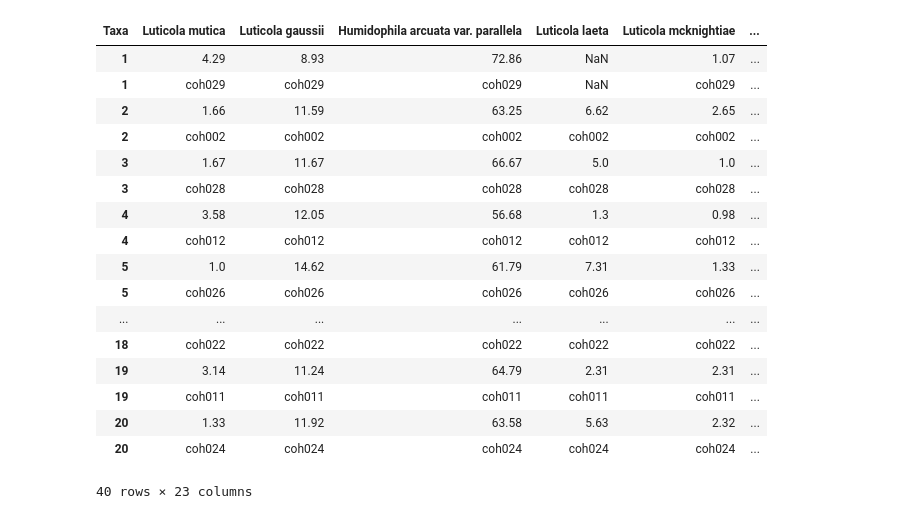
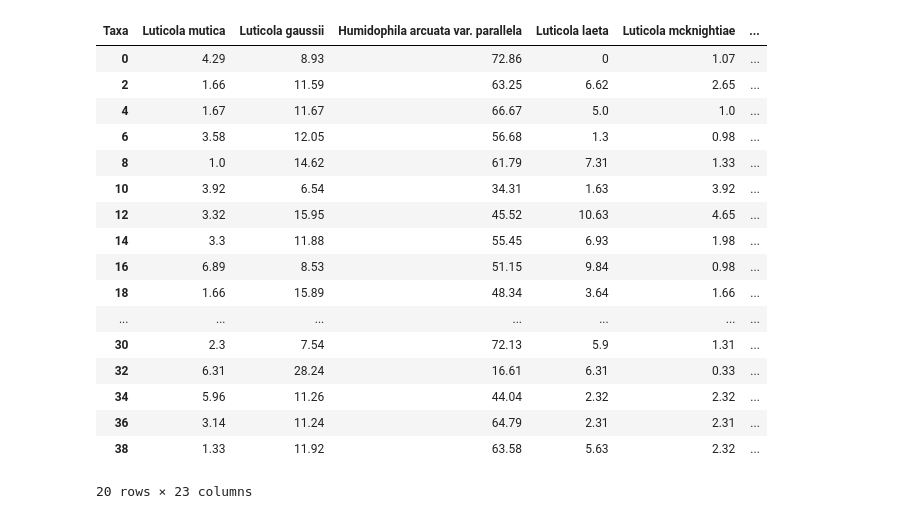
Before and after one commit to jtdocter27/Cryoconite-Analysis, a Jupyter notebook: diatom_data.ipynb, the cells around one changed output. Saved outputs shown, nothing was run; the diff lists cells and outputs as text; code cells hidden in the pictures.

```diff
--- a/diatom_data.ipynb
+++ b/diatom_data.ipynb
@@ -48,24 +25,29 @@ def compile(path, diatoms_unique):
 df = compile(path, diatoms_unique)
 df = df.T
 df.columns = df.iloc[0]
+df = df.fillna(0)
 df = df.drop('Taxa')
-df
+# df
-# %% [output]
-| Taxa | Luticola mutica | Luticola gaussii | Humidophila arcuata var. parallela | Luticola laeta | Luticola mcknightiae | ... |
-| 1 | 4.29 | 8.93 | 72.86 | NaN | 1.07 | ... |
-| 1 | coh029 | coh029 | coh029 | NaN | coh029 | ... |
-| 2 | 1.66 | 11.59 | 63.25 | 6.62 | 2.65 | ... |
-| 2 | coh002 | coh002 | coh002 | coh002 | coh002 | ... |
-| 3 | 1.67 | 11.67 | 66.67 | 5.0 | 1.0 | ... |
-| 3 | coh028 | coh028 | coh028 | coh028 | coh028 | ... |
-| 4 | 3.58 | 12.05 | 56.68 | 1.3 | 0.98 | ... |
-| 4 | coh012 | coh012 | coh012 | coh012 | coh012 | ... |
-| 5 | 1.0 | 14.62 | 61.79 | 7.31 | 1.33 | ... |
-| 5 | coh026 | coh026 | coh026 | coh026 | coh026 | ... |
-| ... | ... | ... | ... | ... | ... | ... |
-| 18 | coh022 | coh022 | coh022 | coh022 | coh022 | ... |
-| 19 | 3.14 | 11.24 | 64.79 | 2.31 | 2.31 | ... |
-| 19 | coh011 | coh011 | coh011 | coh011 | coh011 | ... |
-| 20 | 1.33 | 11.92 | 63.58 | 5.63 | 2.32 | ... |
-| 20 | coh024 | coh024 | coh024 | coh024 | coh024 | ... |
-40 rows × 23 columns
+# %%
+df = df.reset_index(drop=True)
+df = df.iloc[::2]
+df
+# %% [output]
+| Taxa | Luticola mutica | Luticola gaussii | Humidophila arcuata var. parallela | Luticola laeta | Luticola mcknightiae | ... |
+| 0 | 4.29 | 8.93 | 72.86 | 0 | 1.07 | ... |
+| 2 | 1.66 | 11.59 | 63.25 | 6.62 | 2.65 | ... |
+| 4 | 1.67 | 11.67 | 66.67 | 5.0 | 1.0 | ... |
+| 6 | 3.58 | 12.05 | 56.68 | 1.3 | 0.98 | ... |
+| 8 | 1.0 | 14.62 | 61.79 | 7.31 | 1.33 | ... |
+| 10 | 3.92 | 6.54 | 34.31 | 1.63 | 3.92 | ... |
+| 12 | 3.32 | 15.95 | 45.52 | 10.63 | 4.65 | ... |
+| 14 | 3.3 | 11.88 | 55.45 | 6.93 | 1.98 | ... |
+| 16 | 6.89 | 8.53 | 51.15 | 9.84 | 0.98 | ... |
+| 18 | 1.66 | 15.89 | 48.34 | 3.64 | 1.66 | ... |
+| ... | ... | ... | ... | ... | ... | ... |
+| 30 | 2.3 | 7.54 | 72.13 | 5.9 | 1.31 | ... |
+| 32 | 6.31 | 28.24 | 16.61 | 6.31 | 0.33 | ... |
+| 34 | 5.96 | 11.26 | 44.04 | 2.32 | 2.32 | ... |
+| 36 | 3.14 | 11.24 | 64.79 | 2.31 | 2.31 | ... |
+| 38 | 1.33 | 11.92 | 63.58 | 5.63 | 2.32 | ... |
+20 rows × 23 columns
```
Also changed, not shown: parts of 12 cells of this notebook.
